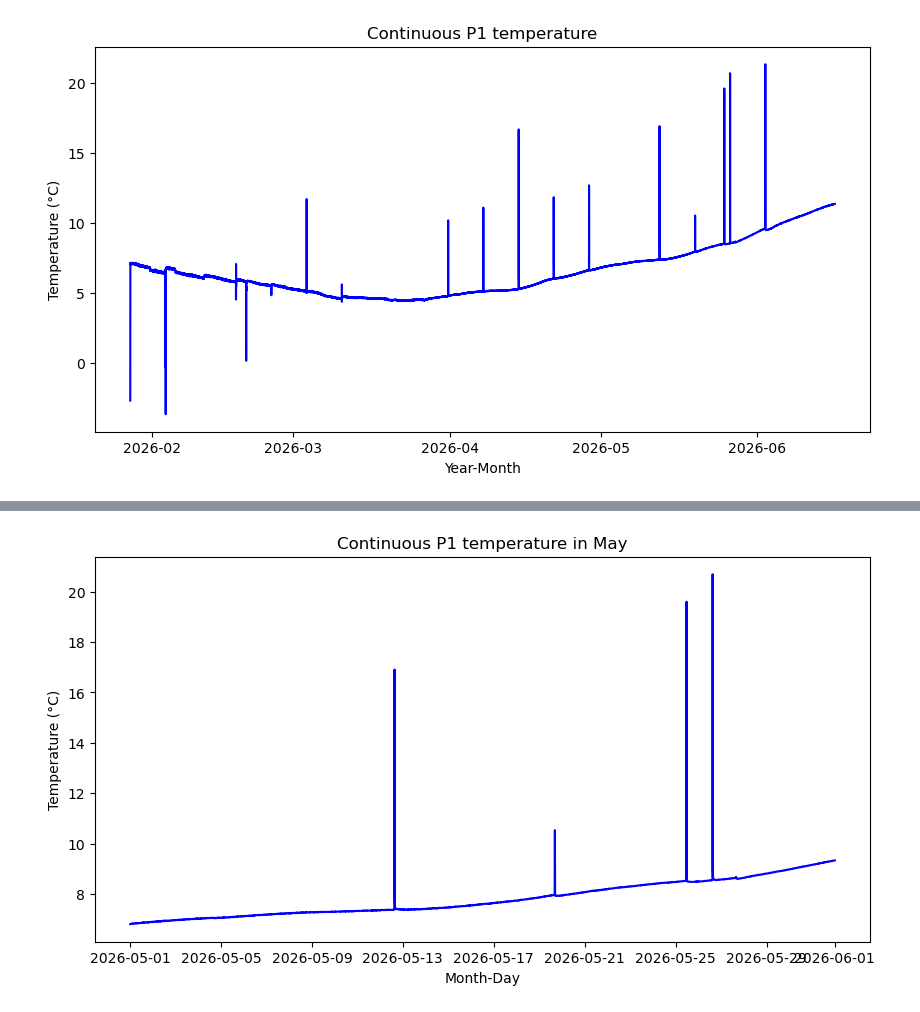
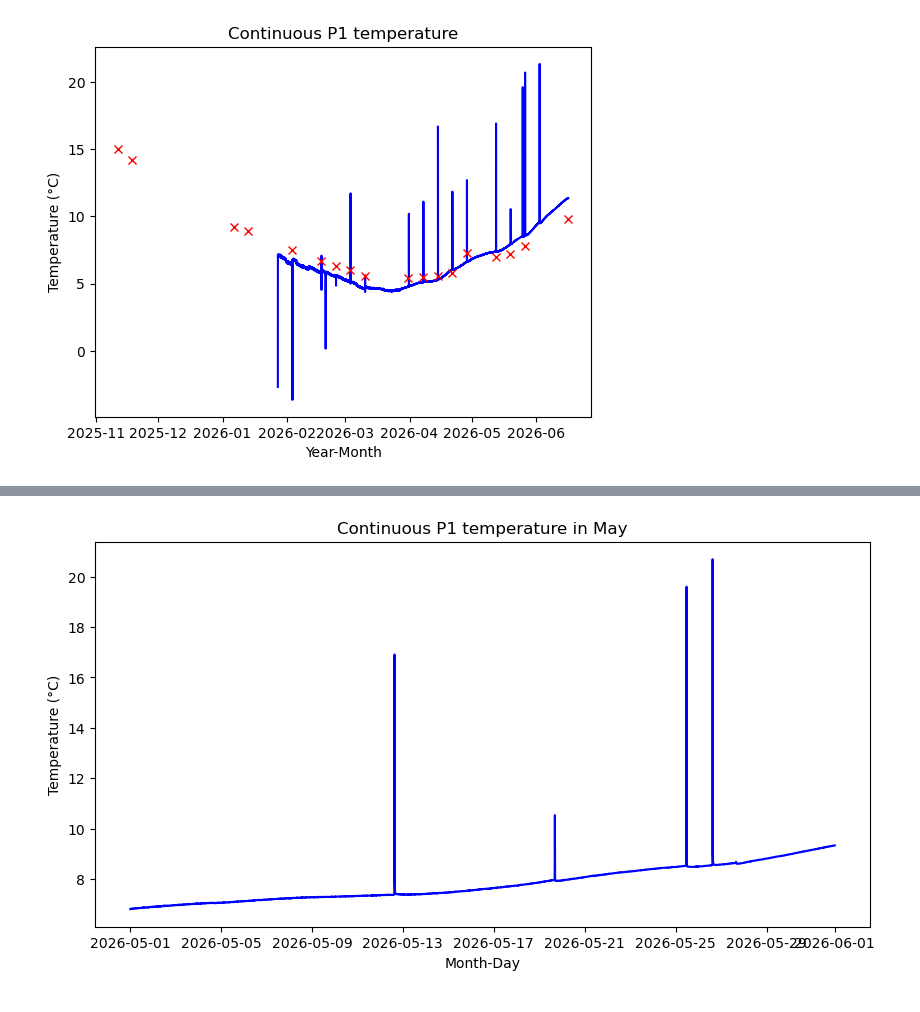
Before and after one commit to sauron-245/summer_26, a Jupyter notebook: summer 2026/bell2026.ipynb, the cells around one changed output, grey strips where cells are left out. Saved outputs shown, nothing was run; the diff lists cells and outputs as text; code cells hidden in the pictures.

```diff
--- a/summer 2026/bell2026.ipynb
+++ b/summer 2026/bell2026.ipynb
@@ -13,20 +13,20 @@ C:\Users\HydroResearch\Desktop\summer 2026
 # %%
-df = pd.read_csv("P1_All_6.16.csv")
-df["Date-Time (CST/CDT)"] = pd.to_datetime(df["Date-Time (CST/CDT)"])
+hobodf = pd.read_csv("P1_All_6.16.csv")
+hobodf["Date-Time (CST/CDT)"] = pd.to_datetime(hobodf["Date-Time (CST/CDT)"])
 
-date = df["Date-Time (CST/CDT)"]
-temp = df["Temperature (W-CT 22414702), °C"]
+date = hobodf["Date-Time (CST/CDT)"]
+temp = hobodf["Temperature (W-CT 22414702), °C"]
+mandate = pd.to_datetime(["11/11/2025 12:00:00", "11/18/2025 12:00:00", "1/06/2026 12:00:00", "1/13/2026 12:00:00", "2/3/2026 12:00:00", "2/17/2026 12:00:00", "2/24/2026 12:00:00", "3/3/2026 12:00:00", "3/10/2026 12:00:00", "3/31/2026 12:00:00", "4/7/2026 12:00:00", "4/14/2026 12:00:00", "4/21/2026 12:00:00", "4/28/2026 12:00:00", "5/12/2026 12:00:00", "5/19/2026 12:00:00", "5/26/2026 12:00:00", "6/16/2026  12:00:00"])
+mantemp = [15, 14.2, 9.2, 8.9, 7.5, 6.7, 6.3, 6, 5.6, 5.4, 5.5, 5.6, 5.8, 7.3, 7, 7.2, 7.8, 9.8]
 
-df = pd.read_csv("P1_ManualData.csv")
-
-mandate =
-
-plt.figure(figsize=(10, 5))
-plt.plot(date, temp, color="blue")
+fig, ax = plt.subplots()
+ax.plot(date, temp, color="blue")
+ax.plot(mandate, mantemp, 'x', color = "red")
 plt.xlabel("Year-Month")
 plt.ylabel("Temperature (°C)")
 plt.title("Continuous P1 temperature")
+plt.legend
 
 plt.show()
 # %% [output]
-[figure, old version]
+[figure, new version]
```
Also changed, not shown: parts of 7 cells of this notebook, 2 other files.
